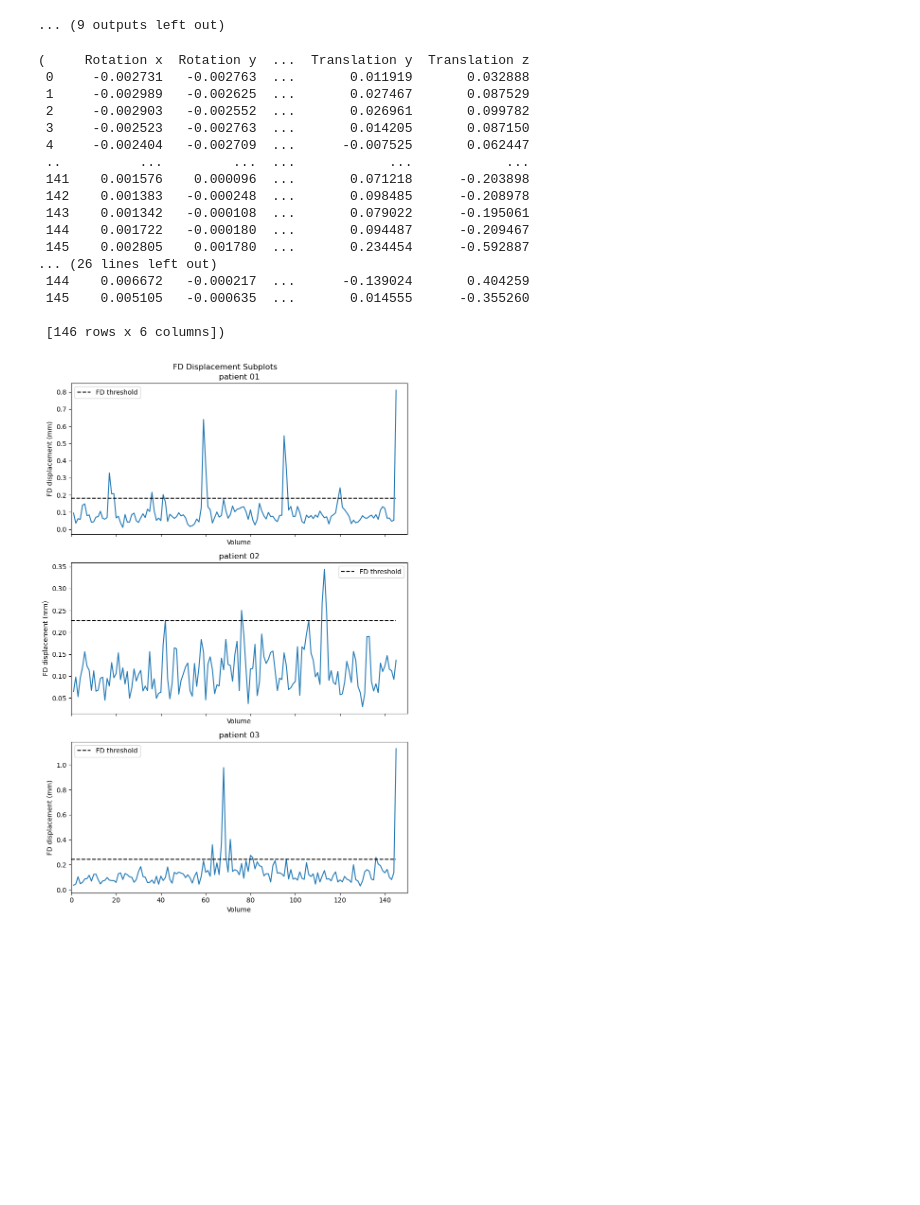
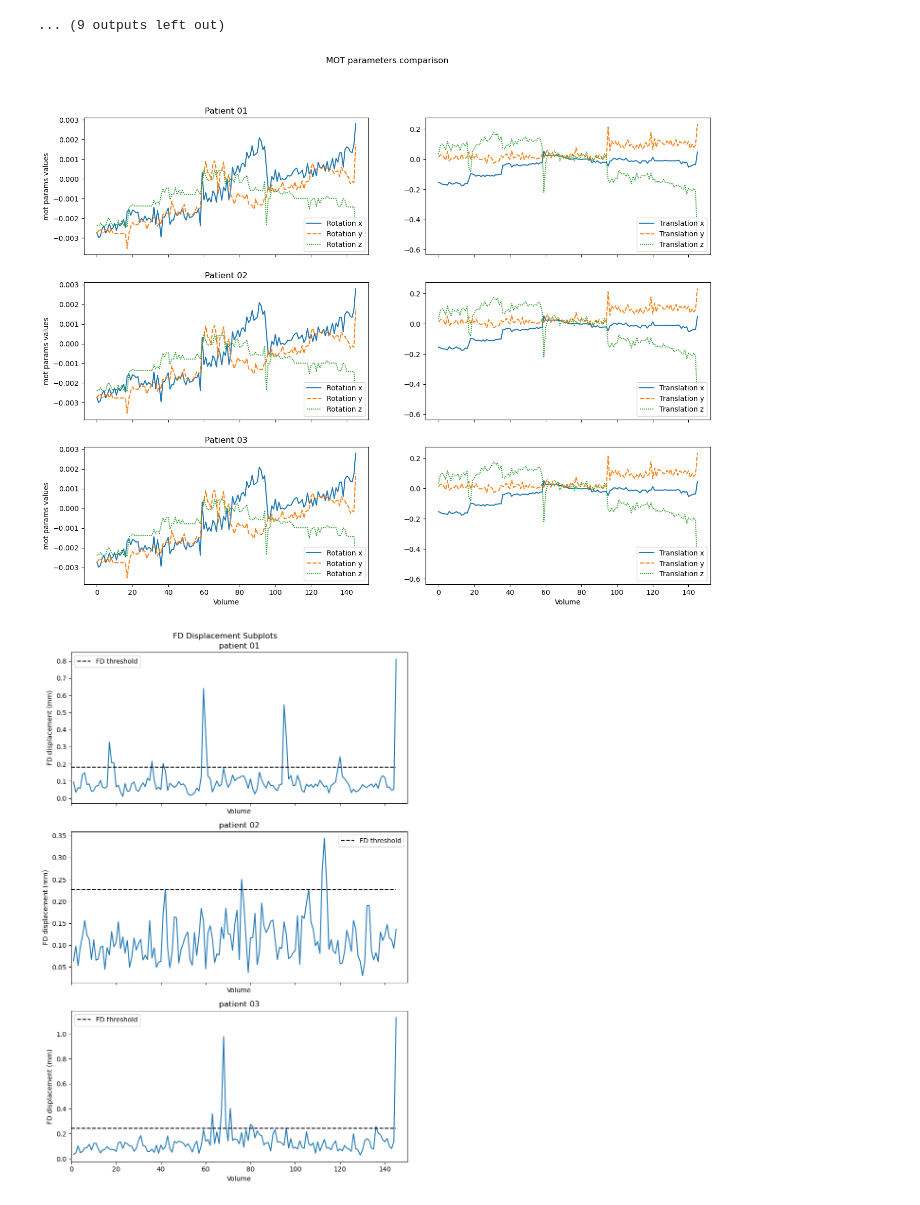
Before and after one commit to claireFriedrich/NSSP, a Jupyter notebook: MiniProject1.ipynb, the cells around one changed output. Saved outputs shown, nothing was run; the diff lists cells and outputs as text; code cells hidden in the pictures; blank space fills up the shorter version.

```diff
--- a/MiniProject1.ipynb
+++ b/MiniProject1.ipynb
@@ -381,3 +408,8 @@ TODO : Pas de difference visible ...
 First let's create a reference image for motion correction by generating a mean functional image.
 # %%
 #TODO : generate a mean functional image and then use it as a reference image for motion correction (Hint: Use -refvol flag)
+# %%
+#motion correction
+path_original_data = os.path.join(bids_root, 'sub-01', 'func', 'sub-01' + '_task-flanker_run-1_bold.nii.gz')
+path_moco_data = os.path.join(preproc_root, 'sub-01', 'func', 'sub-01' + '_task-flanker_run-1_bold_mean_moco')
+mcflirt(infile=path_original_data,o=path_moco_data, plots=True, report=True, dof=6, mats=True, refvol="mean")
@@ -484,25 +540,28 @@ third iteration - 4mm scaling, eighth tolerance
 # %%
 #compare the motion parameters
 #TODO : find a better comparison, variance ?
-(results[0][2],results[1][2],results[2][2])
+params_list = [results[0][2],results[1][2],results[2][2]]
-# %% [output]
-(     Rotation x  Rotation y  ...  Translation y  Translation z
- 0     -0.002731   -0.002763  ...       0.011919       0.032888
- 1     -0.002989   -0.002625  ...       0.027467       0.087529
- 2     -0.002903   -0.002552  ...       0.026961       0.099782
- 3     -0.002523   -0.002763  ...       0.014205       0.087150
- 4     -0.002404   -0.002709  ...      -0.007525       0.062447
- ..          ...         ...  ...            ...            ...
- 141    0.001576    0.000096  ...       0.071218      -0.203898
- 142    0.001383   -0.000248  ...       0.098485      -0.208978
- 143    0.001342   -0.000108  ...       0.079022      -0.195061
- 144    0.001722   -0.000180  ...       0.094487      -0.209467
- 145    0.002805    0.001780  ...       0.234454      -0.592887
-... (26 lines left out)
- 144    0.006672   -0.000217  ...      -0.139024       0.404259
- 145    0.005105   -0.000635  ...       0.014555      -0.355260
-
- [146 rows x 6 columns])
+# %%
+import seaborn as sns
+
+num_subplots = len(list_patient)
+
+fig, axes = plt.subplots(num_subplots, 2, figsize=(16, 4 * num_subplots), sharex=True)
+fig.suptitle('MOT parameters comparison')
+
+for i, param in enumerate(params_list):
+    sns.lineplot(mot_params[["Rotation x", "Rotation y", "Rotation z"]], ax=axes[i][0])
+    sns.lineplot(mot_params[["Translation x", "Translation y", "Translation z"]], ax=axes[i][1])
+
+    axes[i][0].set_title("Patient %s" % list_patient[i])
+
+    axes[i][0].set_xlabel('Volume')
+    axes[i][1].set_xlabel('Volume')
+    axes[i][0].set_ylabel('mot params values')
+    axes[i][0].legend(loc='lower right')
+    axes[i][1].legend(loc='lower right')
+# %% [output]
+[figure, added]
 # %%
 def compare_fd (fd_data_list, list_patient) :
 
```
Also changed, not shown: parts of 5 cells of this notebook.
